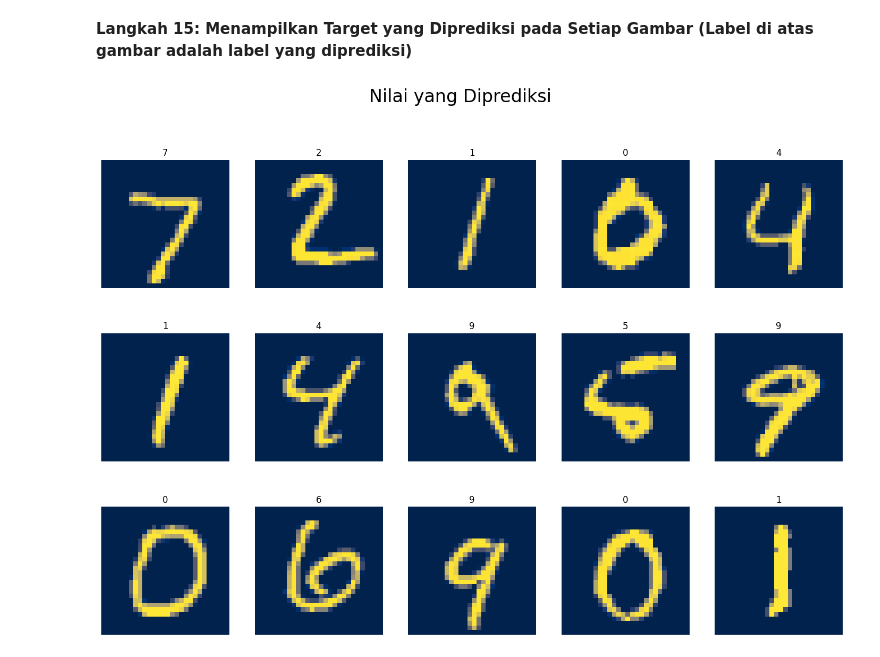
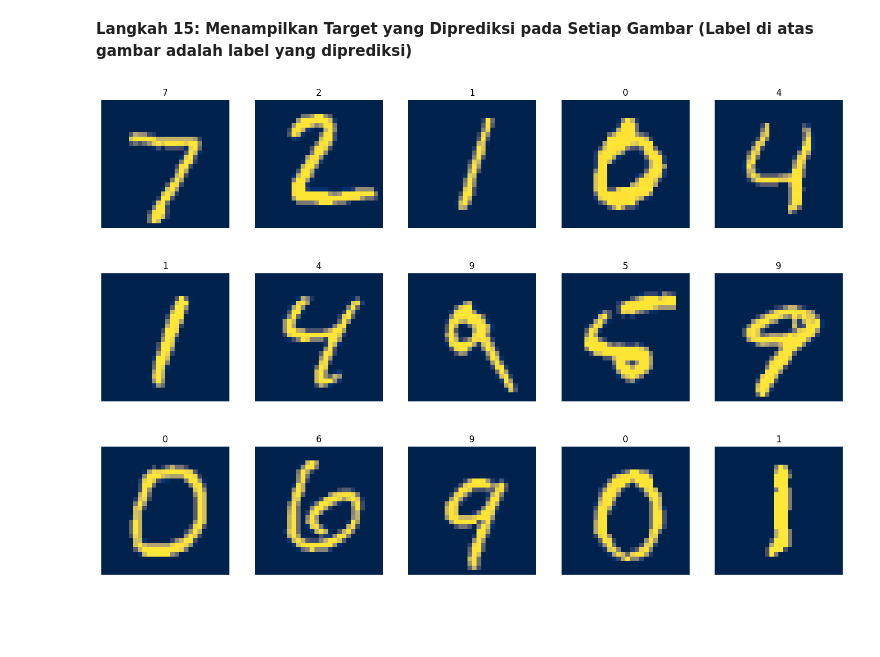
Before and after one commit to MochNad/Pembelajaran-Mesin, a Jupyter notebook: Job_Sheet_11_(Praktikum + Tugas).ipynb, the cells around one changed output. Saved outputs shown, nothing was run; the diff lists cells and outputs as text; code cells hidden in the pictures; blank space fills up the shorter version.

```diff
--- a/Job_Sheet_11_(Praktikum + Tugas).ipynb
+++ b/Job_Sheet_11_(Praktikum + Tugas).ipynb
@@ -679,13 +679,12 @@ Text(58.222222222222214, 0.5, 'Aktual')
 # %%
 # Menampilkan target yang diprediksi pada setiap gambar
 # (label di atas gambar adalah label yang diprediksi)
-fig, ax = plt.subplots(figsize=(18, 12))
+plt.figure(figsize=(18, 12))
 for ind, row in enumerate(test_images[:15]):
     plt.subplot(3, 5, ind+1)
     plt.title(y_pred[ind])
     img = row.reshape(28, 28)
-    fig.suptitle('Nilai yang Diprediksi', fontsize=24)
     plt.axis('off')
     plt.imshow(img, cmap='cividis')
 # %% [output]
-[figure, old version]
+[figure, new version]
```
